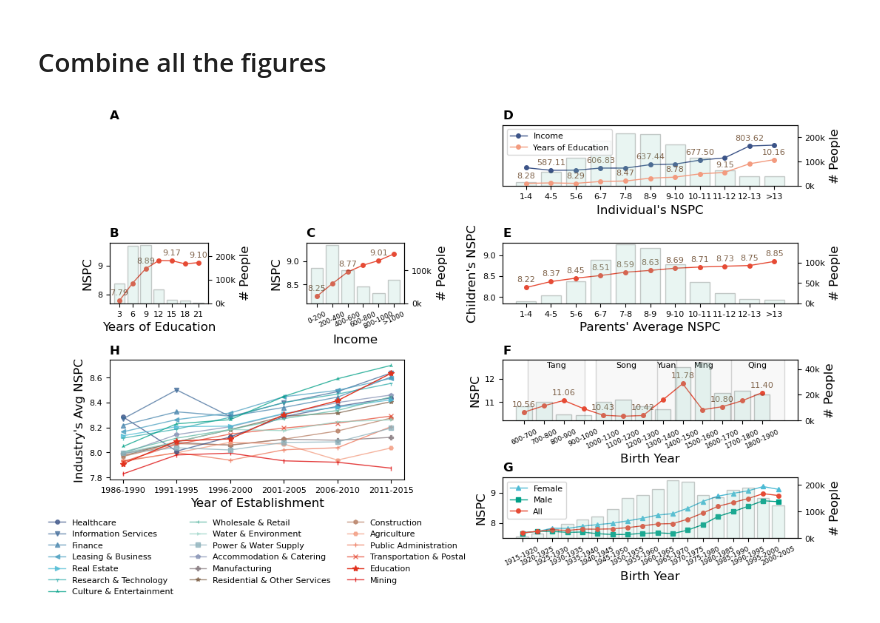
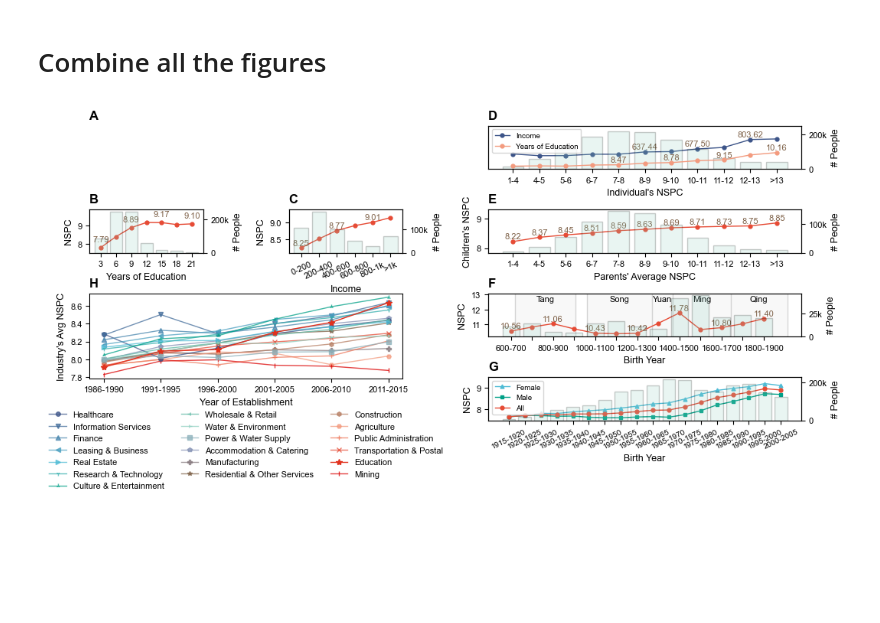
Before and after one commit to ZhangDataLab/NSPC, a Jupyter notebook: draw_fig.ipynb, the cells around one changed output. Saved outputs shown, nothing was run; the diff lists cells and outputs as text; code cells hidden in the pictures; blank space fills up the shorter version.

Commit message:
Change figsize and fontsize

```diff
--- a/draw_fig.ipynb
+++ b/draw_fig.ipynb
@@ -307,7 +310,7 @@ def plot_e(ax):
 
     # Line chart annotations
     for i, (x, y) in enumerate(zip(x_label, y_line)):
-        ax.annotate(f'{y:.2f}', xy=(x, y), xytext=(0, 4), textcoords='offset points', ha='center', va='bottom', fontsize=font_size, color=colors[-1])
+        ax.annotate(f'{y:.2f}', xy=(x, y), xytext=(0, 1), textcoords='offset points', ha='center', va='bottom', fontsize=font_size, color=colors[-1])
 
     # Bar plotting
     ax2 = ax.twinx()
@@ -366,7 +369,7 @@ def plot_f(ax):
         end_position = (dynasty[3] - start) / interval_width
         dynasties_positions.append((dynasty[0], dynasty[1], start_position, end_position))
 
-    left_y_max = 12.8
+    left_y_max = 13.1
     line_alpha = 0.3
 
     # Background annotations for dynasties
@@ -392,13 +395,14 @@ def plot_f(ax):
     x_label_cbdb = [i.split(', ')[0][1:] + '-' + i.split(', ')[1][:-1] for i in df_cbdb.interval.tolist()]
     # Extract the values for plotting
     y_line, y_bar, x_label, line_color, x_label_name = line_cbdb.values, bar_cbdb.values, x_label_cbdb, colors[0], 'Birth Year'
+    x_label_ticks = [x if i % 2 == 0 else '' for i, x in enumerate(x_label)]
 
     # Line plotting
     ax.plot(x_label, y_line, marker='o', color=line_color, linestyle='-', markersize=marker_size, linewidth=1)
     ax.set_ylabel('NSPC', fontsize=label_size)
     ax.set_xlabel(x_label_name, fontsize=label_size)
-    ax.set_xticks(x_label)
-    ax.set_xticklabels(x_label, rotation=25, fontsize=6.5)
+    # ax.set_xticks(x_label)
+    ax.set_xticklabels(x_label_ticks, rotation=0, fontsize=font_size)
     ax.set_ylim(10.2, left_y_max)
     ax.tick_params(axis='y', labelsize=font_size)
 
@@ -406,7 +410,7 @@ def plot_f(ax):
     for i, (x, y) in enumerate(zip(x_label, y_line)):
         if i % 2 == 1:
             continue
-        ax.annotate(f'{y:.2f}', xy=(x, y), xytext=(0, 4), textcoords='offset points', ha='center', va='bottom', fontsize=font_size, color='#7E6148FF')
+        ax.annotate(f'{y:.2f}', xy=(x, y), xytext=(0, 1), textcoords='offset points', ha='center', va='bottom', fontsize=font_size, color='#7E6148FF')
 
     # Bar plotting
     ax2 = ax.twinx()
@@ -471,7 +475,7 @@ def plot_g(ax):
     ax.plot(x_label, all_data, label='All', marker='o', color=colors[0], markersize=marker_size, linewidth=1)
     ax.set_ylabel('NSPC', fontsize=label_size)
     ax.set_xlabel('Birth Year', fontsize=label_size)
-    ax.set_xticklabels(x_label, rotation=25, fontsize=6.5)
+    ax.set_xticklabels(x_label, rotation=25, fontsize=font_size-0.75)
     ax.tick_params(axis='y', labelsize=font_size)
 
     ### Bar plotting
@@ -482,7 +486,7 @@ def plot_g(ax):
     ax2.tick_params(axis='y', labelsize=font_size)
     ax2.yaxis.set_major_formatter(ticker.FuncFormatter(format_yaxis_ticker))
 
-    ax.legend(fontsize=font_size)
+    ax.legend(fontsize=font_size-1, loc='upper left')
     ax.set_ylim(7.5, 9.5)
 
     plt.tight_layout()
@@ -567,11 +571,11 @@ def plot_h(ax):
     for v, y_data in enumerate(y_data_list[:]):
         if label_list[v] == 'Education':
             line_dict[label_list[v]], = ax.plot(x_data, y_data, label=label_list[v], alpha=1, linewidth=linewidth, color=colors_19[v],
-                                                marker=marker_list[v], markersize=industry_marker_size+2)#, markeredgecolor='black', markeredgewidth=0.5)
+                                                marker=marker_list[v], markersize=industry_marker_size+2)
 
     # Create a list of line handles and labels for the legend
-    handles = [line_dict[ind] for ind in label_list]
-    labels = [ind for ind in label_list]
+    handles = [line_dict[ind] for ind in label_list]#[::-1]
+    labels = [ind for ind in label_list]#[::-1]
 
     # Set the labels for the x-axis and y-axis
     ax.set_ylabel("Industry's Avg NSPC", fontsize=label_size)
@@ -582,17 +586,17 @@ def plot_h(ax):
     ax.tick_params(axis='y', labelsize=font_size)
 
     # Create a legend for the lines
-    ax.legend(handles, labels, loc='lower center', bbox_to_anchor=(0.5, -1), ncol=3, borderaxespad=0., fontsize=font_size, frameon=False)
+    ax.legend(handles, labels, loc='lower center', bbox_to_anchor=(0.5, -1.35, 0.0, 0.0), ncol=3, borderaxespad=0., fontsize=font_size, frameon=False)
 
     plt.tight_layout()
 # %% [markdown]
 # Combine all the figures
 # %%
-fig = plt.figure(figsize=(12, 7.25))
-label_size = 12
+fig = plt.figure(figsize=(12, 5))
+label_size = 9
 font_size = 8
 
-wspace = 1  # Horizontal spacing between subplots
+wspace = 0.75  # Horizontal spacing between subplots
 hspace = 30  # Vertical spacing between subplots
 # Create a grid of subplots with specified spacing
 gs = gridspec.GridSpec(8, 4, wspace=wspace, hspace=hspace)
@@ -619,32 +623,32 @@ ax4.set_title('D', loc='left', fontweight='bold')
 
 # Subplot 5: Plot E
 ax5 = plt.subplot(gs[2:4, 2:])
 plot_e(ax5)
 ax5.set_title('E', loc='left', fontweight='bold')
 
 # Subplot 6: Plot F
 ax6 = plt.subplot(gs[4:6, 2:])
 plot_f(ax6)
 ax6.set_title('F', loc='left', fontweight='bold')
 
 # Subplot 7: Plot G
 ax7 = plt.subplot(gs[6:8, 2:])
 plot_g(ax7)
 ax7.set_title('G', loc='left', fontweight='bold')
 
 # Subplot 8: Plot H
 ax8 = plt.subplot(gs[4:7, :2])
 plot_h(ax8)
 ax8.set_title('H', loc='left', fontweight='bold')
 
 # Adjust the layout and spacing of the subplots
-plt.tight_layout(pad=0.5)
+plt.tight_layout(pad=0.1)
 
 # Save the figure as a PDF file
 filename = 'combination'
 plt.savefig(f'fig/{filename}.pdf', format='pdf', bbox_inches='tight')
 
 # Display the figure
 plt.show();
 # %% [output]
-[figure, old version]
+[figure, new version]
```
Also changed, not shown: parts of 5 cells of this notebook, 4 other files.
